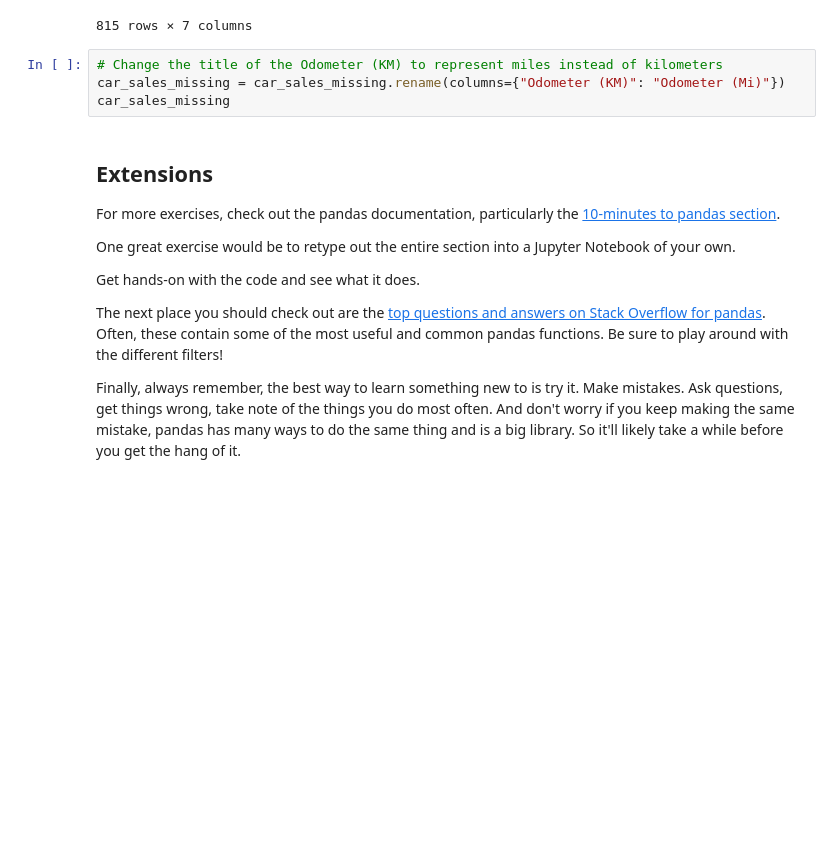
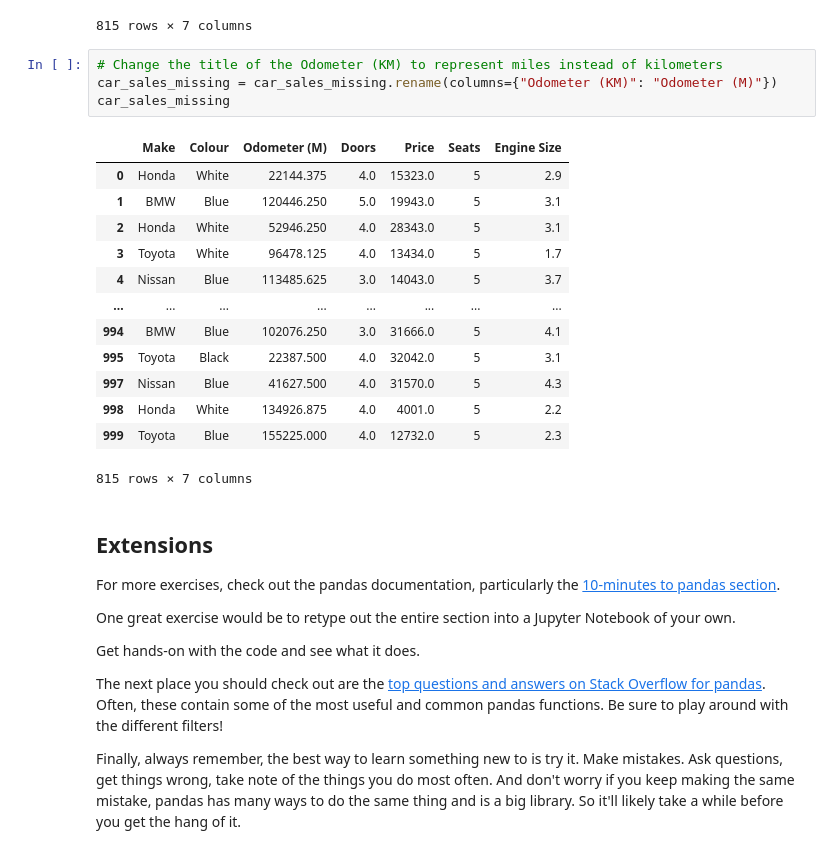
Before and after one commit to pavanskipo/zero-to-mastery-ml, a Jupyter notebook: section-2-data-science-and-ml-tools/pandas-exercises.ipynb, the cells around one changed output. Saved outputs shown, nothing was run; the diff lists cells and outputs as text; blank space fills up the shorter version.

```diff
--- a/section-2-data-science-and-ml-tools/pandas-exercises.ipynb
+++ b/section-2-data-science-and-ml-tools/pandas-exercises.ipynb
@@ -550,8 +550,22 @@ car_sales_missing
 815 rows × 7 columns
 # %%
 # Change the title of the Odometer (KM) to represent miles instead of kilometers
-car_sales_missing = car_sales_missing.rename(columns={"Odometer (KM)": "Odometer (Mi)"})
+car_sales_missing = car_sales_missing.rename(columns={"Odometer (KM)": "Odometer (M)"})
 car_sales_missing
+# %% [output]
+|  | Make | Colour | Odometer (M) | Doors | Price | Seats | Engine Size |
+| 0 | Honda | White | 22144.375 | 4.0 | 15323.0 | 5 | 2.9 |
+| 1 | BMW | Blue | 120446.250 | 5.0 | 19943.0 | 5 | 3.1 |
+| 2 | Honda | White | 52946.250 | 4.0 | 28343.0 | 5 | 3.1 |
+| 3 | Toyota | White | 96478.125 | 4.0 | 13434.0 | 5 | 1.7 |
+| 4 | Nissan | Blue | 113485.625 | 3.0 | 14043.0 | 5 | 3.7 |
+| ... | ... | ... | ... | ... | ... | ... | ... |
+| 994 | BMW | Blue | 102076.250 | 3.0 | 31666.0 | 5 | 4.1 |
+| 995 | Toyota | Black | 22387.500 | 4.0 | 32042.0 | 5 | 3.1 |
+| 997 | Nissan | Blue | 41627.500 | 4.0 | 31570.0 | 5 | 4.3 |
+| 998 | Honda | White | 134926.875 | 4.0 | 4001.0 | 5 | 2.2 |
+| 999 | Toyota | Blue | 155225.000 | 4.0 | 12732.0 | 5 | 2.3 |
+815 rows × 7 columns
 # %% [markdown]
 ## Extensions
 
```
Also changed, not shown: 2 other files.
